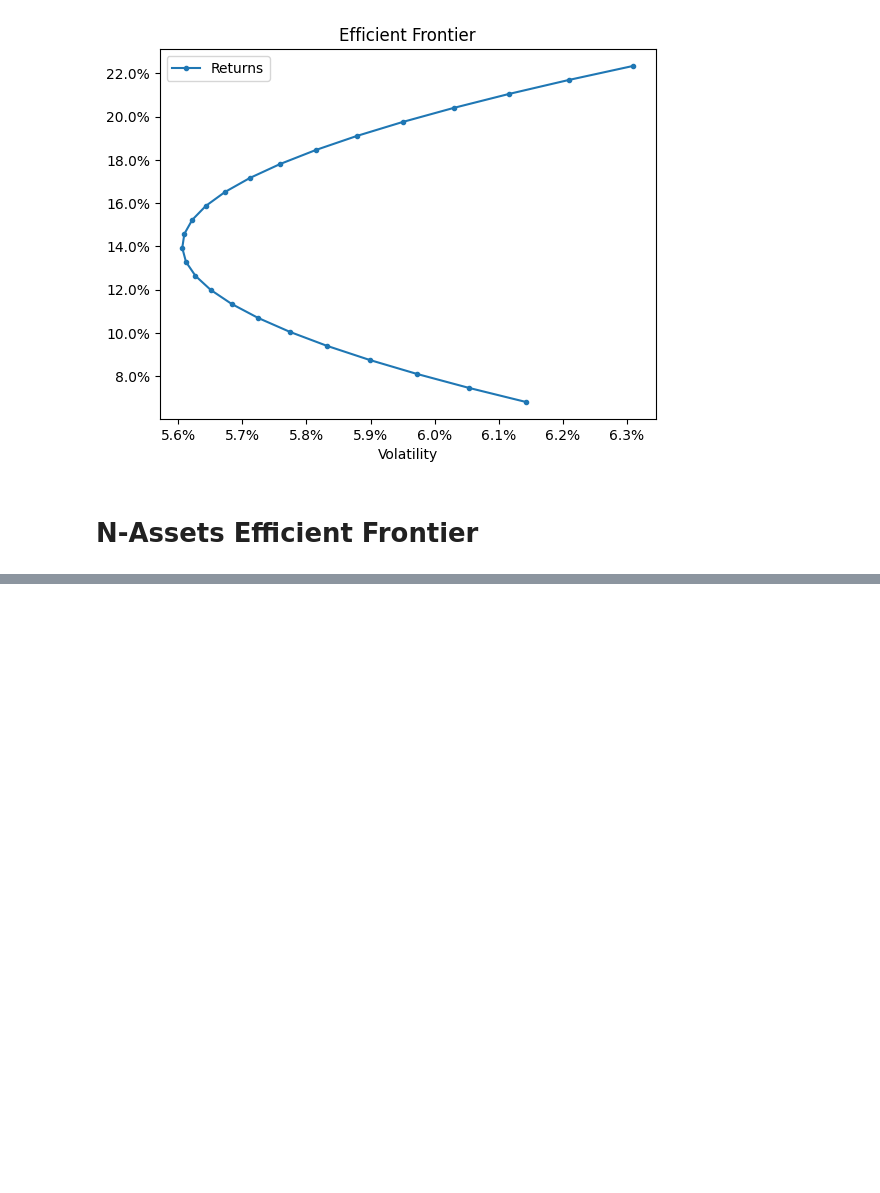
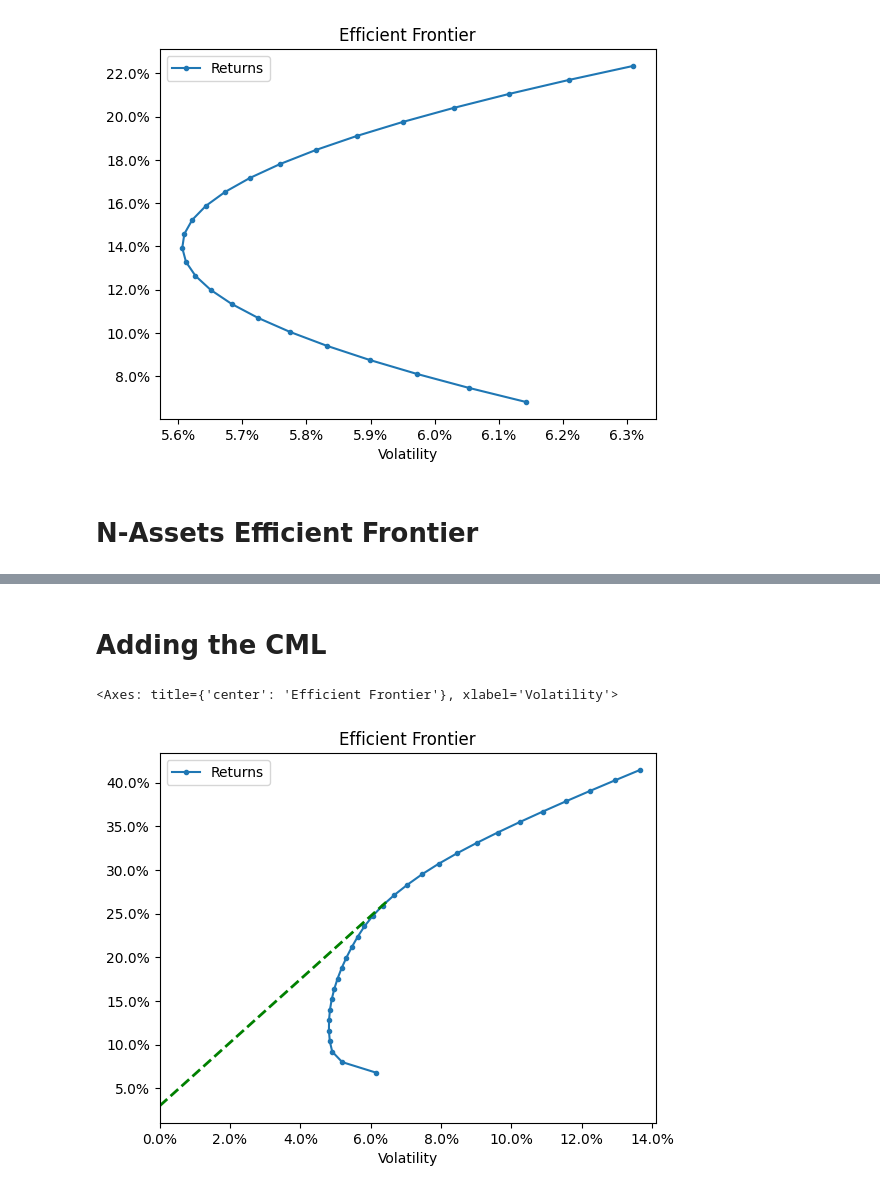
Before and after one commit to Terry4715/MVO-backtest, a Jupyter notebook: CodeAlong_Module2.ipynb, the cells around one changed output, grey strips where cells are left out. Drawn from its saved outputs; the diff is of its cells as text; code cells hidden in the pictures; blank space fills up the shorter version.

```diff
--- a/CodeAlong_Module2.ipynb
+++ b/CodeAlong_Module2.ipynb
@@ -221,0 +261,9 @@ print(a, b)
+# %% [markdown]
+# Adding the CML
+# %%
+
+
+tk.plot_ef(30, er[l], cov.loc[l,l], show_cml=True, riskfree_rate=0.03)
+# %% [output]
+<Axes: title={'center': 'Efficient Frontier'}, xlabel='Volatility'>
+[figure, added]
```
Also changed, not shown: parts of 6 cells of this notebook.
